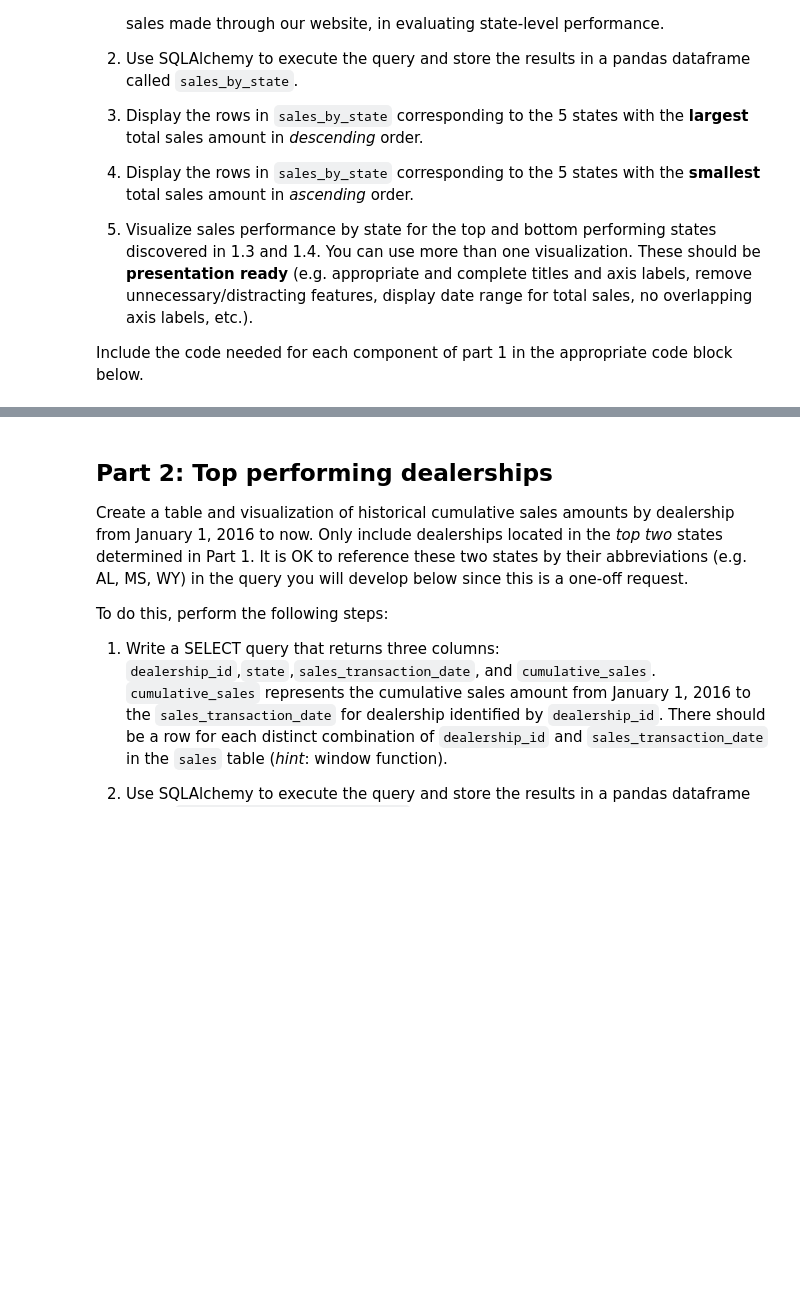
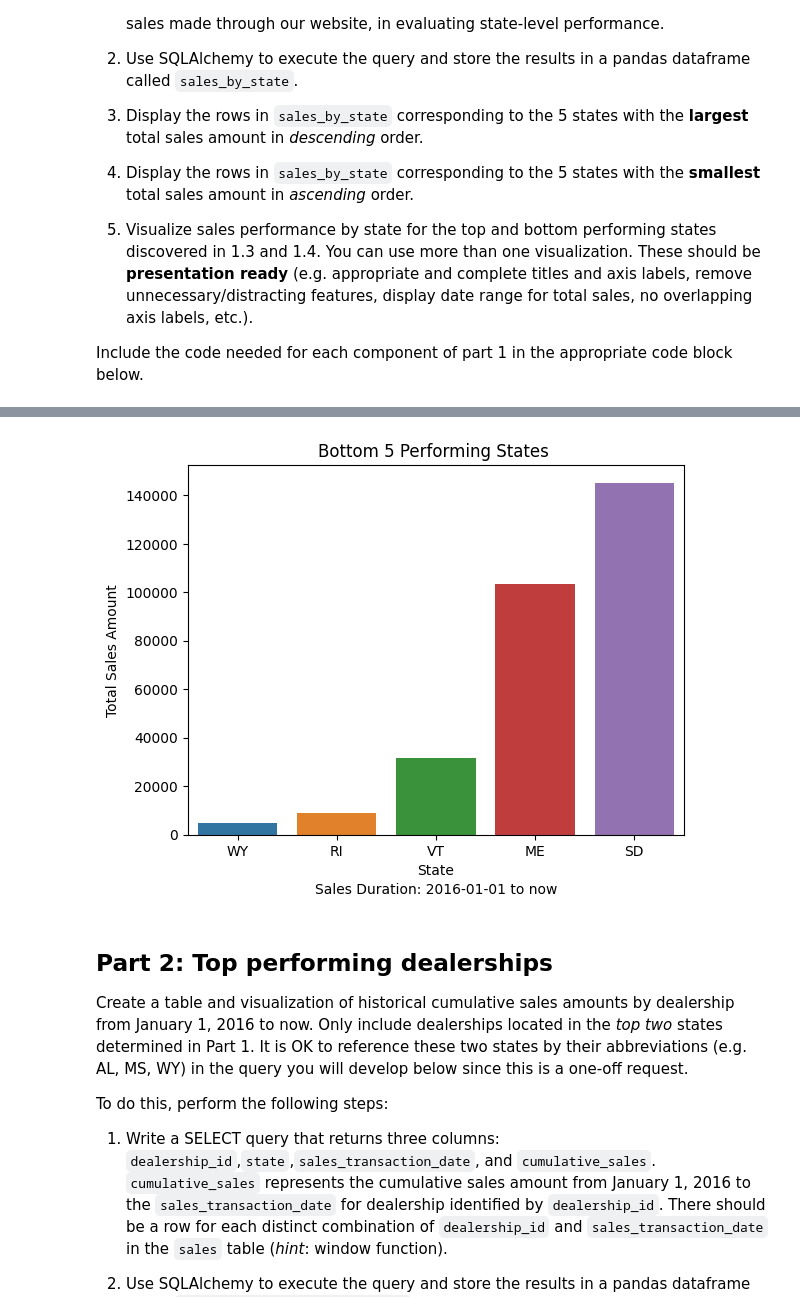
Before and after one commit to YSChen0609/visualize-this-group-32, a Jupyter notebook: PythonVizAssignment_Group32.ipynb, the cells around one changed output, grey strips where cells are left out. Saved outputs shown, nothing was run; the diff lists cells and outputs as text; code cells hidden in the pictures; blank space fills up the shorter version.

```diff
--- a/PythonVizAssignment_Group32.ipynb
+++ b/PythonVizAssignment_Group32.ipynb
@@ -118,2 +143,5 @@ Include the code needed for each component of part 1 in the appropriate code blo
 # %%
 #1.4 display bottom 5 performing states
+bottom_performing_state = sales_by_state.iloc[-5:,:].sort_values(by='total_sales_amount', ascending = True )
+print("Bottom 5 Performing States:")
+print(bottom_performing_state)
@@ -122,3 +166,13 @@ Include the code needed for each component of part 1 in the appropriate code blo
+# %%
+#1.5(2) visualize bottom performing states
+P2 = sns.barplot(x='state', y='total_sales_amount', data=bottom_performing_state)
+plt.xlabel('State')
+plt.ylabel('Total Sales Amount')
+plt.title("Bottom 5 Performing States ")
+date_range_text = f"Sales Duration: 2016-01-01 to now"
+plt.annotate(date_range_text, xy=(0.5, -0.15), xycoords="axes fraction", ha="center", va="center", fontsize=10);
+# %% [output]
+[figure, added]
 # %% [markdown]
 ## Part 2: Top performing dealerships
 
```
Also changed, not shown: parts of 12 cells of this notebook.
